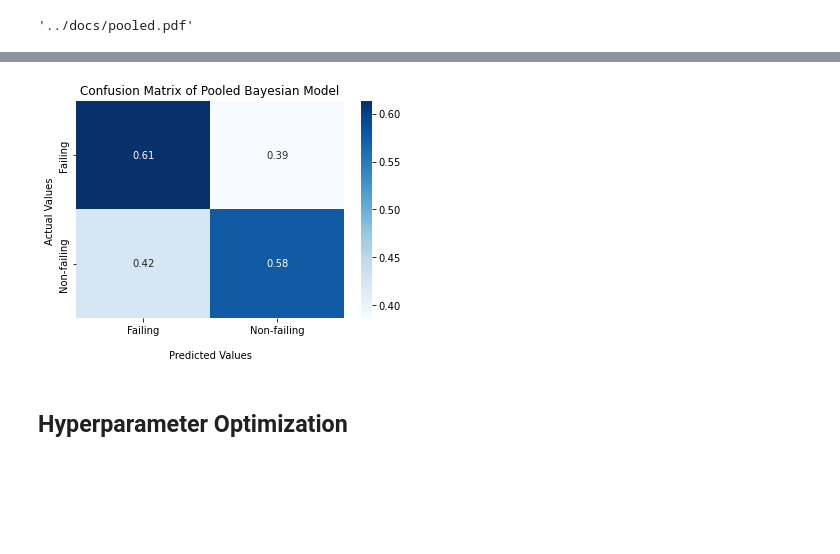
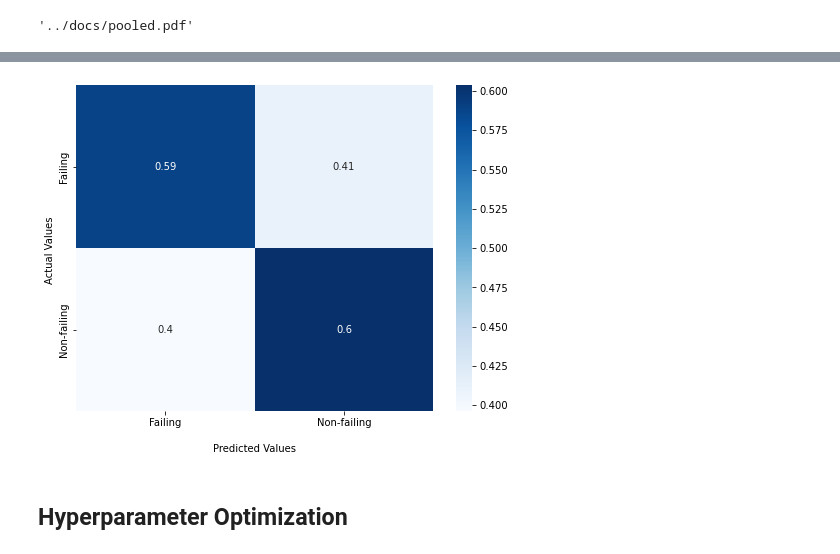
Before and after one commit to juannat7/bayesian_septic, a Jupyter notebook: notebooks/02_baseline_model.ipynb, the cells around one changed output, grey strips where cells are left out. Cells and saved outputs as stored; diff of their text form; code cells hidden in the pictures; blank space fills up the shorter version.

```diff
--- a/notebooks/02_baseline_model.ipynb
+++ b/notebooks/02_baseline_model.ipynb
@@ -78,3 +80,6 @@ Y \sim Bernoulli(\theta)\tag{1}
     \beta_{t} \sim Exp_{t}(\lambda=\lambda_t)\\
     \text{where }\lambda_t \sim HN(\sigma=5) \tag{7}
 \end{equation*}
+# %%
+rs = 57
+tune = 350
@@ -80,0 +171,27 @@ Y \sim Bernoulli(\theta)\tag{1}
+# %%
+with pm.Model(coords=coords) as model:
+    print('fitting full pooled Bayesian model...')
+    # constant data: basin information and variables
+    basin = pm.Data('basin', basin_idx)
+    hse_d = pm.Data('hse_d', df.median_hse_norm.values)
+
+    # global model parameters
+    hse_sig = pm.HalfNormal('hse_sig', sigma=5)
+    mu_c = pm.Normal('mu_c', mu=0, sigma=10)
+    sigma_c = pm.HalfNormal('sigma_c', sigma=10)
+
+    # septic-specific model parameters
+    hse = pm.Normal('hse', mu=0, sigma=hse_sig)
+    c = pm.Normal('c', mu=mu_c, sigma=sigma_c)
+
+    # hierarchical bayesian formula
+    failure_theta = pm.math.sigmoid(c
+                                    + hse * hse_d
+                                   )
+
+    # likelihood of observed data
+    priors = pm.sample_prior_predictive(samples=500)
+    failures = pm.Bernoulli('failures', failure_theta, observed=df['sewageSystem_enc'])
+
+    # fitting using NUTS sampler
+    trace = pm.sample(500, tune=tune, cores=4, return_inferencedata=True, target_accept=0.95, random_seed=rs)
@@ -121,4 +248,4 @@ with pm.Model(coords=coords) as model:
     failures = pm.Bernoulli('failures', failure_theta, observed=df['sewageSystem_enc'])
 
     # fitting using NUTS sampler
-    trace = pm.sample(500, tune=350, cores=4, return_inferencedata=True, target_accept=0.99)
+    trace = pm.sample(500, tune=tune, cores=4, return_inferencedata=True, target_accept=0.99, random_seed=rs)
@@ -150,7 +265,7 @@ accuracy is: 59.472049689441%
-# %%
-plot_confusion(y, y_pred, title='Confusion Matrix of Pooled Bayesian Model')
-# %% [output]
-[figure, removed]
+# %%
+plot_confusion(y, y_pred, title='', savedir='../docs/confusion_l0.pdf')
+# %% [output]
+[figure, added]
 # %% [markdown]
 ## Hyperparameter Optimization
 # %%
```
Also changed, not shown: parts of 18 cells of this notebook, 22 other files.
